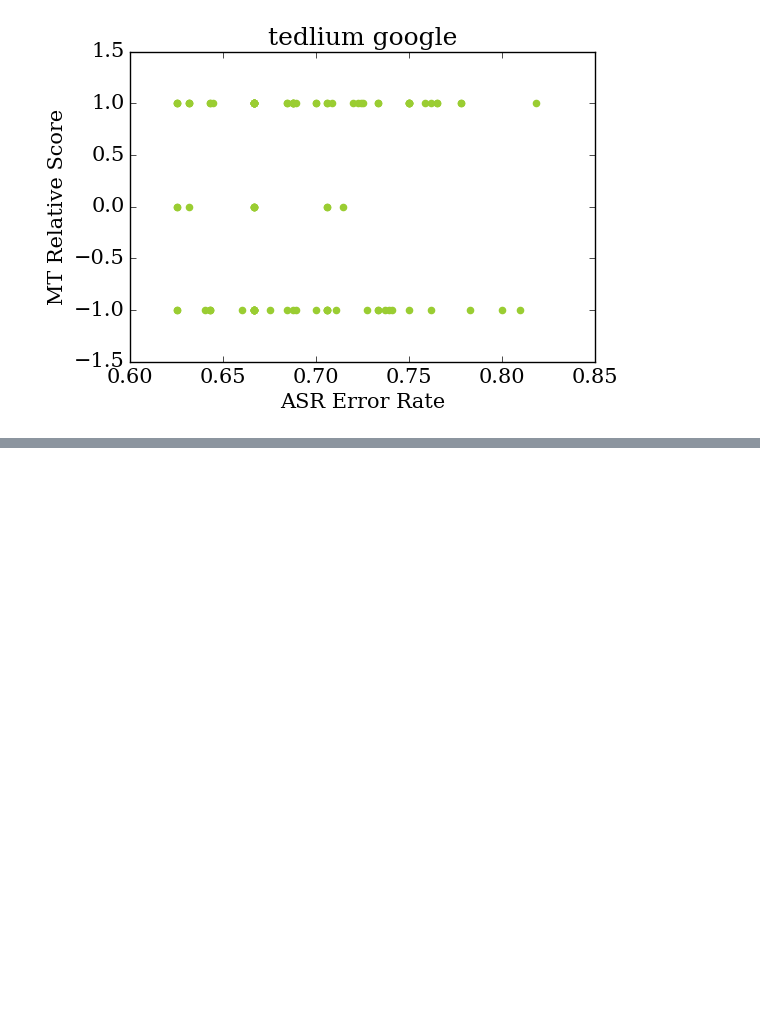
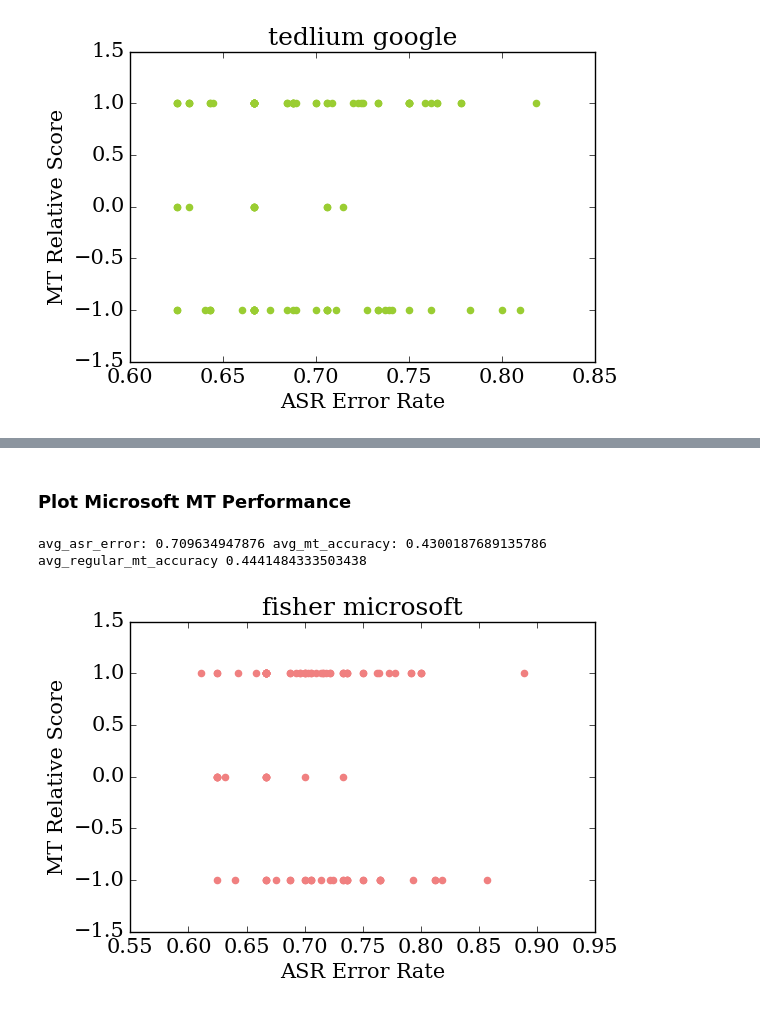
Before and after one commit to yunshengb/research, a Jupyter notebook: exp/asr_mt/analyze.ipynb, the cells around one changed output, grey strips where cells are left out. Saved outputs shown, nothing was run; the diff lists cells and outputs as text; code cells hidden in the pictures; blank space fills up the shorter version.

```diff
--- a/exp/asr_mt/analyze.ipynb
+++ b/exp/asr_mt/analyze.ipynb
@@ -334,0 +359,9 @@ plot_mt_vs_asr(google_stats_list, 'Google MT')
+# %% [markdown]
+### Plot Microsoft MT Performance
+# %%
+microsoft_stats_list = []
+microsoft_stats_list.append(analyze(data, 'fisher', 'microsoft'))
+plot_score_vs_error('lightcoral', **microsoft_stats_list[-1])
+# %% [output]
+avg_asr_error: 0.709634947876 avg_mt_accuracy: 0.4300187689135786 avg_regular_mt_accuracy 0.4441484333503438
+[figure, added]
```
Also changed, not shown: parts of 10 cells of this notebook, 2 other files.
